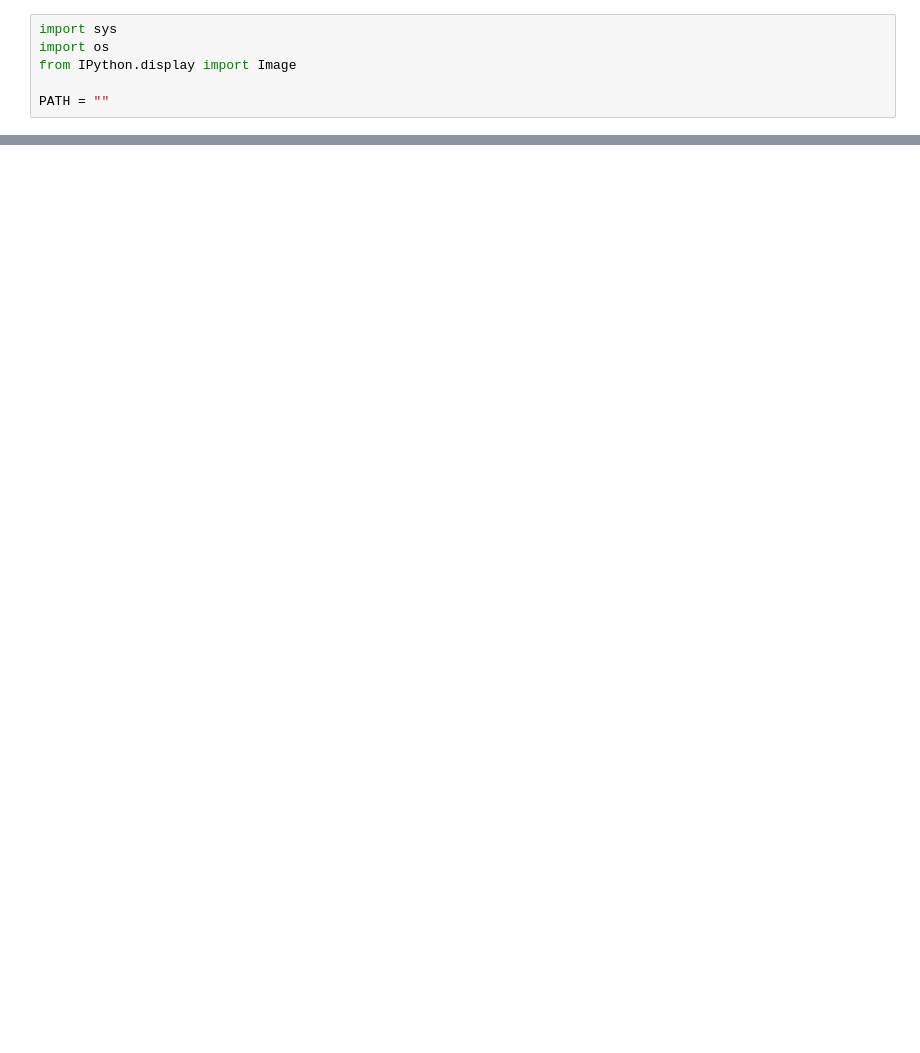
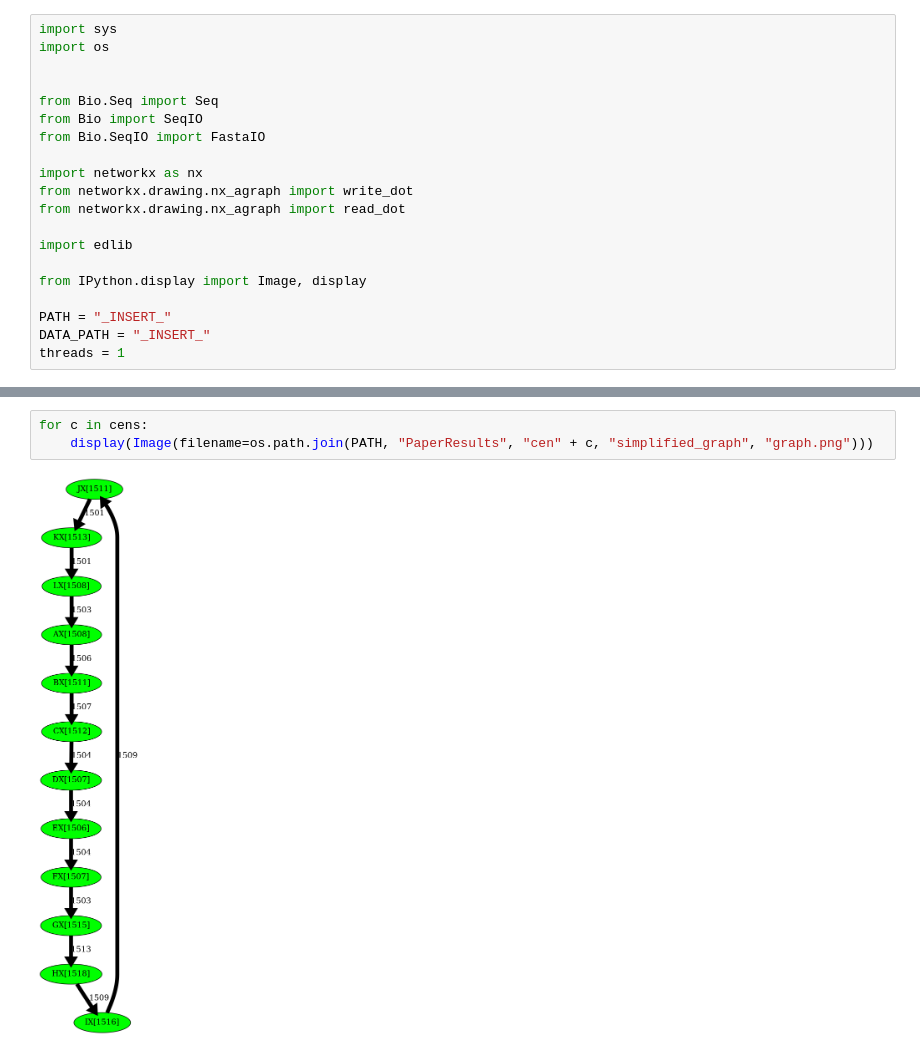
Before and after one commit to TanyaDvorkina/hormon_paper, a Jupyter notebook: HORmon_paper.ipynb, the cells around one changed output, grey strips where cells are left out. Drawn from its saved outputs; the diff is of its cells as text; blank space fills up the shorter version.

```diff
--- a/HORmon_paper.ipynb
+++ b/HORmon_paper.ipynb
@@ -1,6 +1,20 @@
 # %%
 import sys
 import os
-from IPython.display import Image
 
-PATH = ""
+
+from Bio.Seq import Seq
+from Bio import SeqIO
+from Bio.SeqIO import FastaIO
+
+import networkx as nx
+from networkx.drawing.nx_agraph import write_dot
+from networkx.drawing.nx_agraph import read_dot
+
+import edlib
+
+from IPython.display import Image, display
+
+PATH = "_INSERT_"
+DATA_PATH = "_INSERT_"
+threads = 1
@@ -10,0 +176,5 @@ Image(filename=os.path.join(PATH, "ManualPics", "Figure1.png"))
+# %%
+for c in cens:
+    display(Image(filename=os.path.join(PATH, "PaperResults", "cen" + c, "simplified_graph", "graph.png")))
+# %% [output]
+[figure, added]
```
Also changed, not shown: parts of 3 cells of this notebook.
